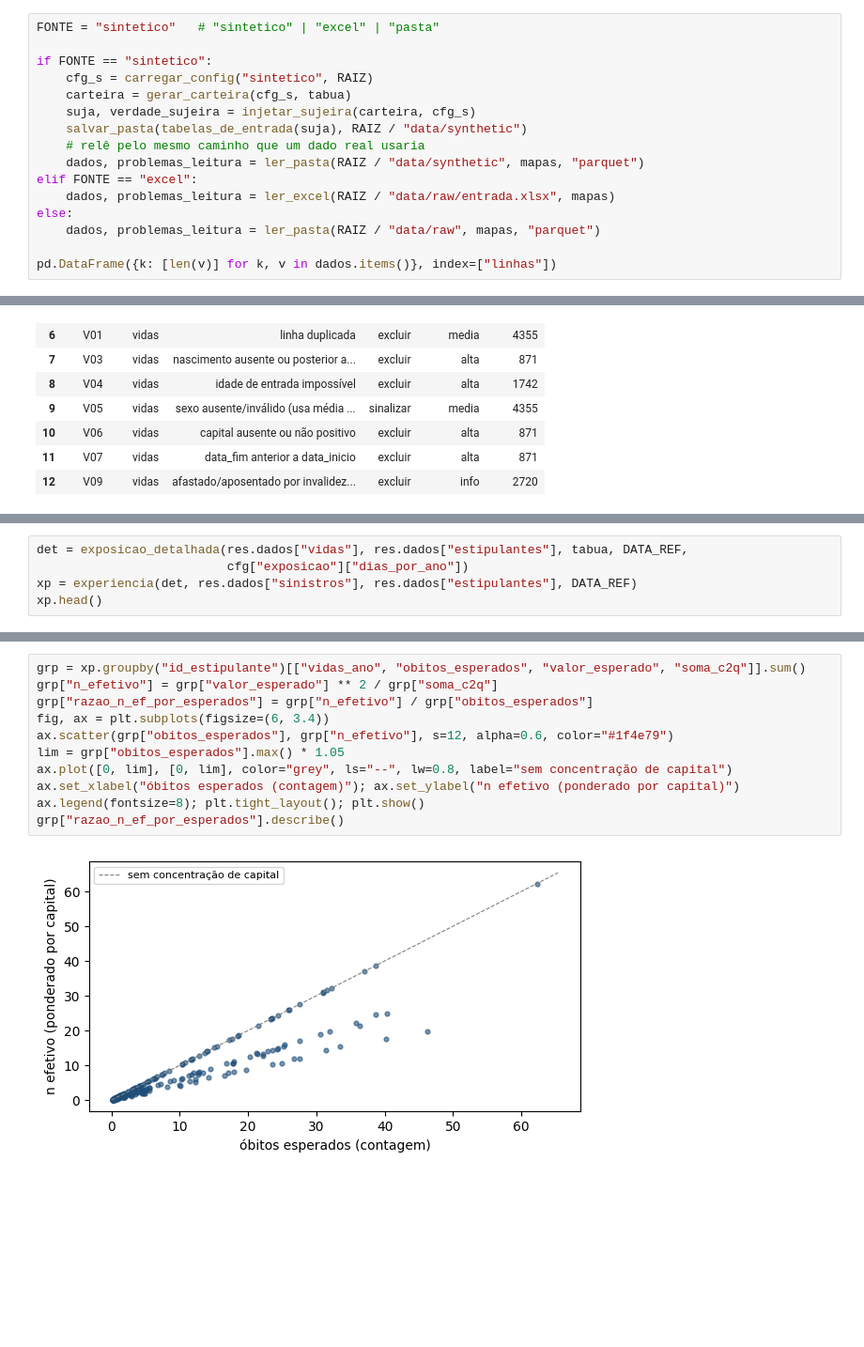
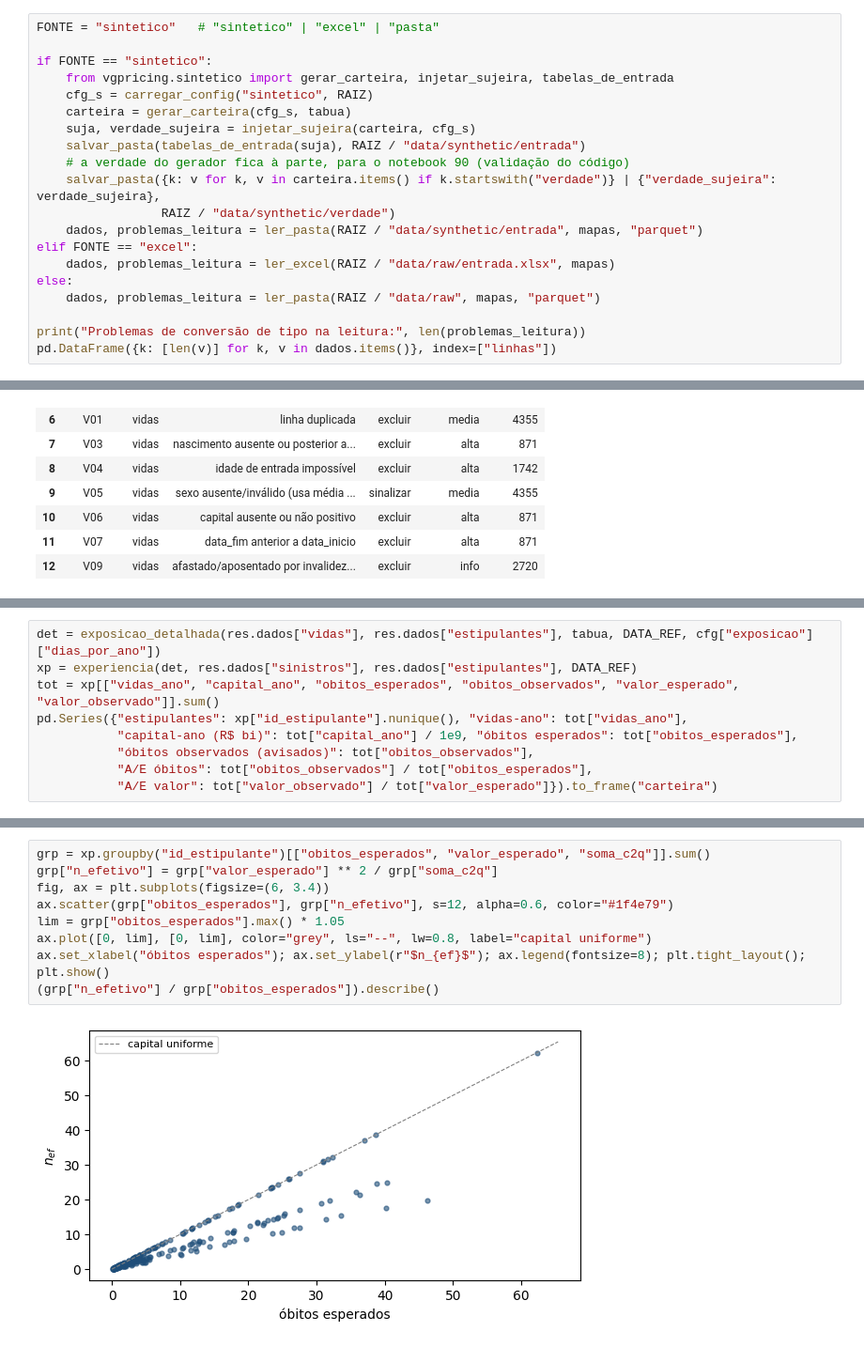
Before and after one commit to arthurpmotta02/vida-grupo-pricing, a Jupyter notebook: notebooks/01_dados.ipynb, the cells around one changed output, grey strips where cells are left out. Shown at 94% size. Cells and saved outputs as stored; diff of their text form; blank space fills up the shorter version.

```diff
--- a/notebooks/01_dados.ipynb
+++ b/notebooks/01_dados.ipynb
@@ -94,16 +54,20 @@ Conferência do q_x contra o l_x (no arquivo 2026 o l_x está defasado em 1 idad
 FONTE = "sintetico"   # "sintetico" | "excel" | "pasta"
 
 if FONTE == "sintetico":
+    from vgpricing.sintetico import gerar_carteira, injetar_sujeira, tabelas_de_entrada
     cfg_s = carregar_config("sintetico", RAIZ)
     carteira = gerar_carteira(cfg_s, tabua)
     suja, verdade_sujeira = injetar_sujeira(carteira, cfg_s)
-    salvar_pasta(tabelas_de_entrada(suja), RAIZ / "data/synthetic")
-    # relê pelo mesmo caminho que um dado real usaria
-    dados, problemas_leitura = ler_pasta(RAIZ / "data/synthetic", mapas, "parquet")
+    salvar_pasta(tabelas_de_entrada(suja), RAIZ / "data/synthetic/entrada")
+    # a verdade do gerador fica à parte, para o notebook 90 (validação do código)
+    salvar_pasta({k: v for k, v in carteira.items() if k.startswith("verdade")} | {"verdade_sujeira": verdade_sujeira},
+                 RAIZ / "data/synthetic/verdade")
+    dados, problemas_leitura = ler_pasta(RAIZ / "data/synthetic/entrada", mapas, "parquet")
 elif FONTE == "excel":
     dados, problemas_leitura = ler_excel(RAIZ / "data/raw/entrada.xlsx", mapas)
 else:
     dados, problemas_leitura = ler_pasta(RAIZ / "data/raw", mapas, "parquet")
 
+print("Problemas de conversão de tipo na leitura:", len(problemas_leitura))
 pd.DataFrame({k: [len(v)] for k, v in dados.items()}, index=["linhas"])
 # %% [output]
@@ -186,6 +125,10 @@ poucas vidas, e é ele (não o número de vidas) que deve dar o peso de credibil
 # %%
-det = exposicao_detalhada(res.dados["vidas"], res.dados["estipulantes"], tabua, DATA_REF,
-                          cfg["exposicao"]["dias_por_ano"])
+det = exposicao_detalhada(res.dados["vidas"], res.dados["estipulantes"], tabua, DATA_REF, cfg["exposicao"]["dias_por_ano"])
 xp = experiencia(det, res.dados["sinistros"], res.dados["estipulantes"], DATA_REF)
-xp.head()
+tot = xp[["vidas_ano", "capital_ano", "obitos_esperados", "obitos_observados", "valor_esperado", "valor_observado"]].sum()
+pd.Series({"estipulantes": xp["id_estipulante"].nunique(), "vidas-ano": tot["vidas_ano"],
+           "capital-ano (R$ bi)": tot["capital_ano"] / 1e9, "óbitos esperados": tot["obitos_esperados"],
+           "óbitos observados (avisados)": tot["obitos_observados"],
+           "A/E óbitos": tot["obitos_observados"] / tot["obitos_esperados"],
+           "A/E valor": tot["valor_observado"] / tot["valor_esperado"]}).to_frame("carteira")
 # %% [output]
@@ -269,16 +170,14 @@ Etapa 2.
 # %%
-grp = xp.groupby("id_estipulante")[["vidas_ano", "obitos_esperados", "valor_esperado", "soma_c2q"]].sum()
+grp = xp.groupby("id_estipulante")[["obitos_esperados", "valor_esperado", "soma_c2q"]].sum()
 grp["n_efetivo"] = grp["valor_esperado"] ** 2 / grp["soma_c2q"]
-grp["razao_n_ef_por_esperados"] = grp["n_efetivo"] / grp["obitos_esperados"]
 fig, ax = plt.subplots(figsize=(6, 3.4))
 ax.scatter(grp["obitos_esperados"], grp["n_efetivo"], s=12, alpha=0.6, color="#1f4e79")
 lim = grp["obitos_esperados"].max() * 1.05
-ax.plot([0, lim], [0, lim], color="grey", ls="--", lw=0.8, label="sem concentração de capital")
-ax.set_xlabel("óbitos esperados (contagem)"); ax.set_ylabel("n efetivo (ponderado por capital)")
-ax.legend(fontsize=8); plt.tight_layout(); plt.show()
-grp["razao_n_ef_por_esperados"].describe()
+ax.plot([0, lim], [0, lim], color="grey", ls="--", lw=0.8, label="capital uniforme")
+ax.set_xlabel("óbitos esperados"); ax.set_ylabel(r"$n_{ef}$"); ax.legend(fontsize=8); plt.tight_layout(); plt.show()
+(grp["n_efetivo"] / grp["obitos_esperados"]).describe()
 # %% [output]
-[figure, old version]
+[figure, new version]
 count   250.0000
 mean      0.7424
 std       0.2247
```
Also changed, not shown: parts of 30 cells of this notebook, 21 other files.
